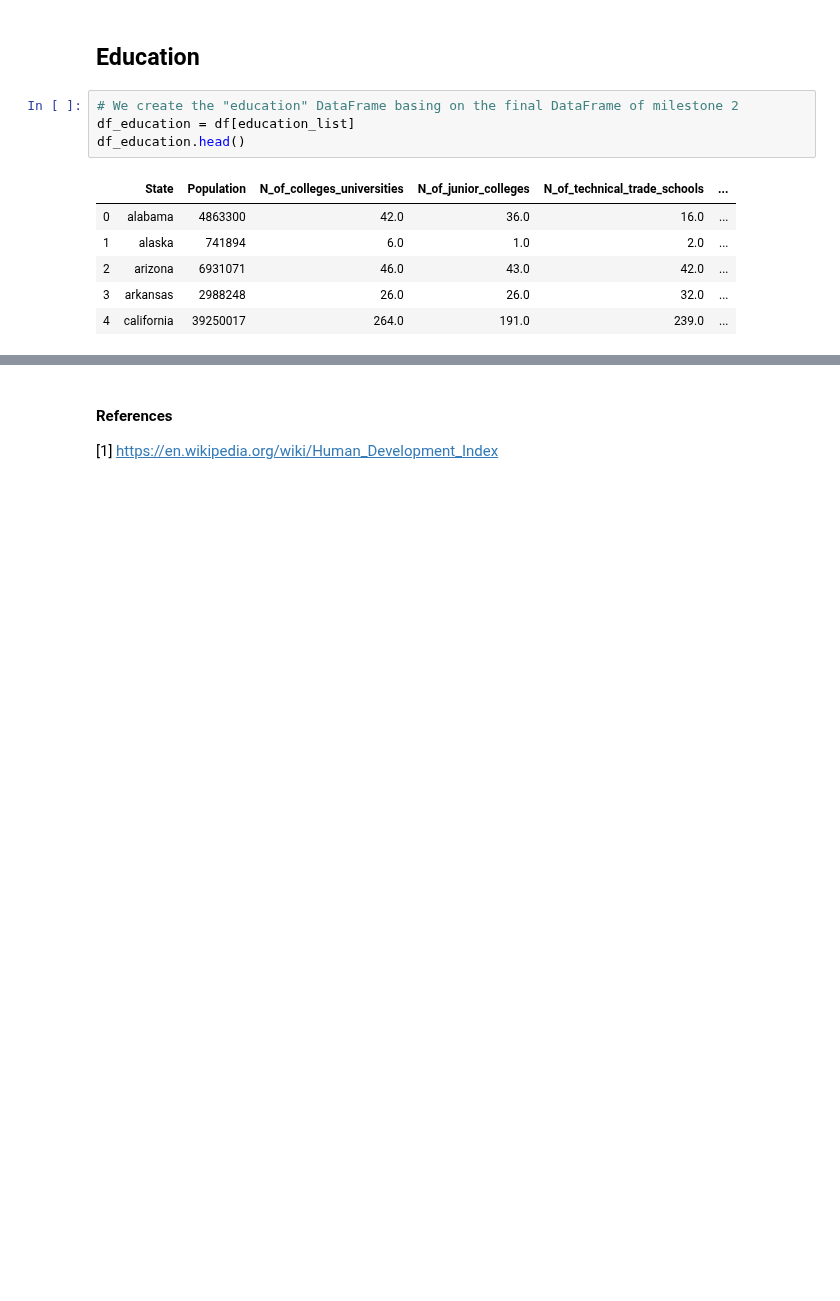
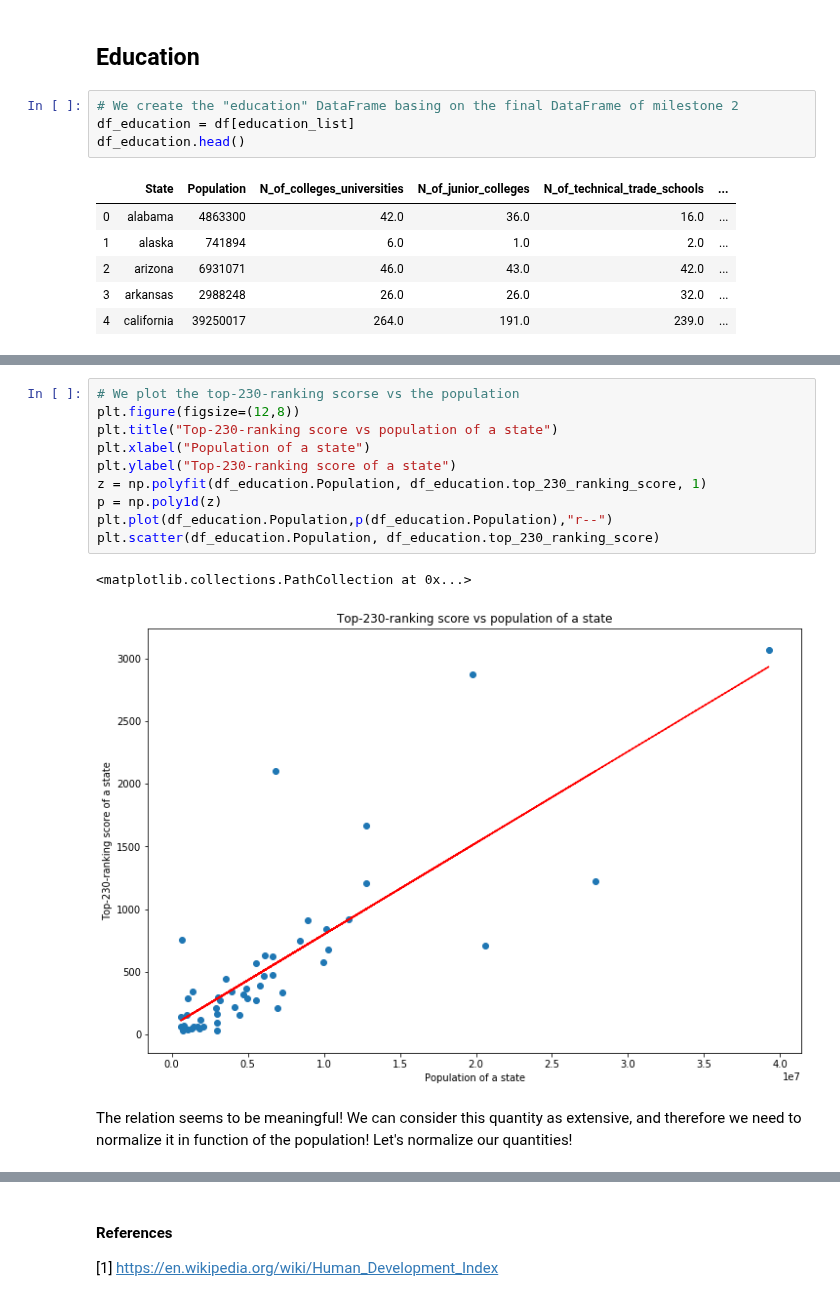
Before and after one commit to steber97/RecursionFairies_AdaProject, a Jupyter notebook: DataAnalysis_Milestone3.ipynb, the cells around one changed output, grey strips where cells are left out. Saved outputs shown, nothing was run; the diff lists cells and outputs as text; blank space fills up the shorter version.

```diff
--- a/DataAnalysis_Milestone3.ipynb
+++ b/DataAnalysis_Milestone3.ipynb
@@ -79,0 +120,16 @@ The **Education** score is calculated basing on the following features:
+# %%
+# We plot the top-230-ranking scorse vs the population
+plt.figure(figsize=(12,8))
+plt.title("Top-230-ranking score vs population of a state")
+plt.xlabel("Population of a state")
+plt.ylabel("Top-230-ranking score of a state")
+z = np.polyfit(df_education.Population, df_education.top_230_ranking_score, 1)
+p = np.poly1d(z)
+plt.plot(df_education.Population,p(df_education.Population),"r--")
+plt.scatter(df_education.Population, df_education.top_230_ranking_score)
+# %% [output]
+<matplotlib.collections.PathCollection at 0x...>
+[figure, added]
+# %% [markdown]
+The relation seems to be meaningful! We can consider this quantity as extensive, and therefore we need to normalize it in function of the population!
+Let's normalize our quantities!
```
Also changed, not shown: parts of 15 cells of this notebook.
